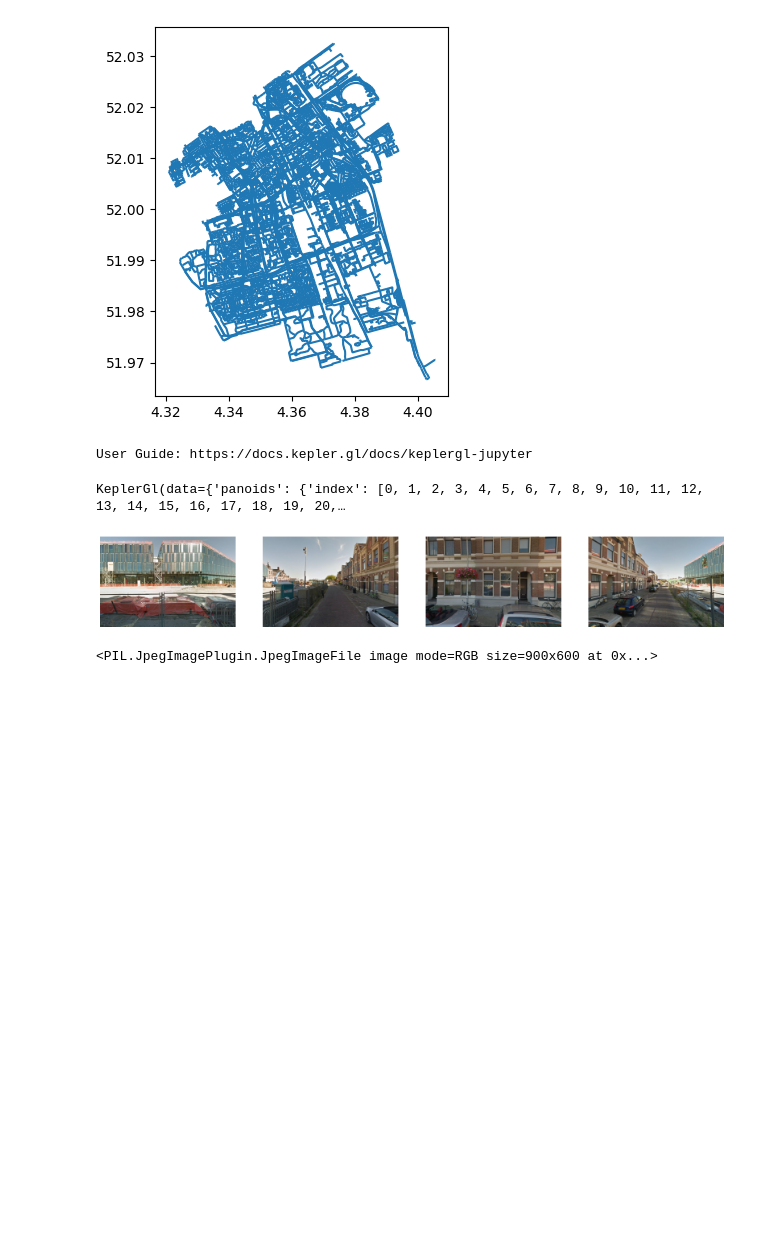
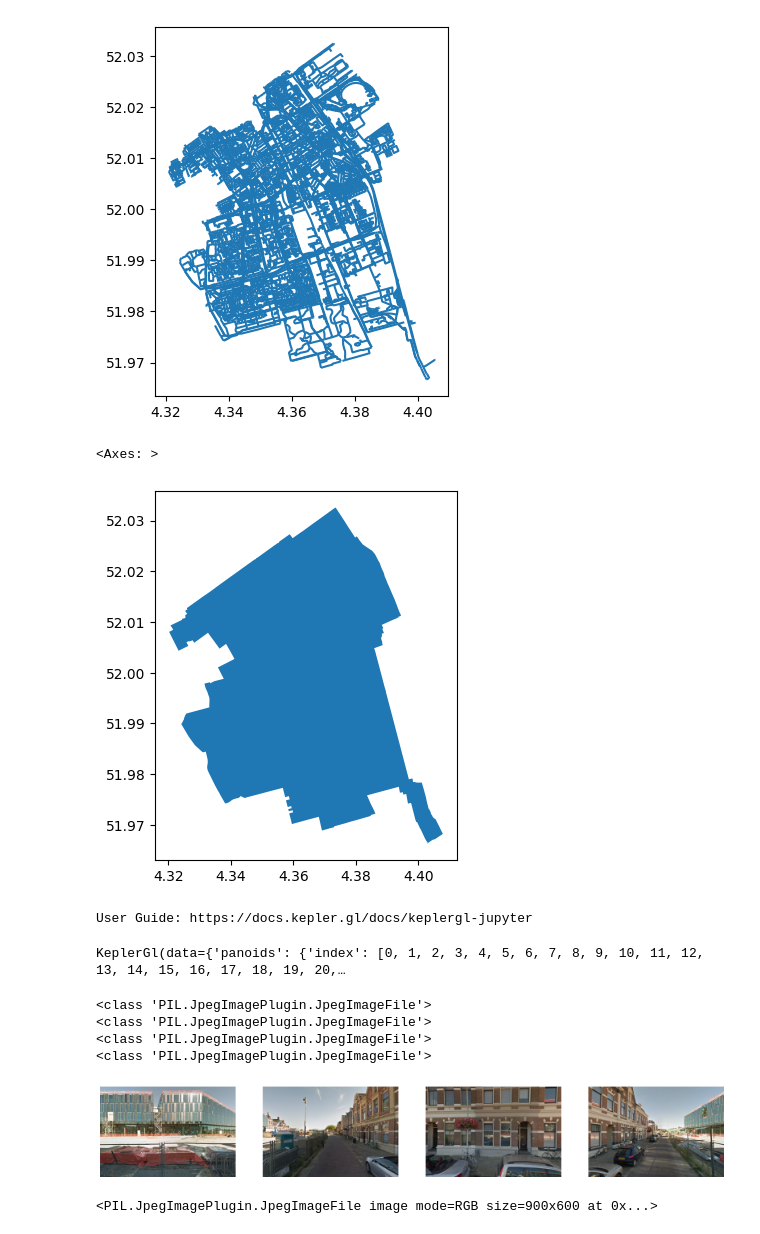
Before and after one commit to Capstone-Visual-Summary/Capstone-Visual-Summary, a Jupyter notebook: showcasing images.ipynb, the cells around one changed output. Cells and saved outputs as stored; diff of their text form; code cells hidden in the pictures; blank space fills up the shorter version.

```diff
--- a/showcasing images.ipynb
+++ b/showcasing images.ipynb
@@ -14,0 +9,12 @@ cells = gpd.read_file(data_path / 'cells/cells.geojson')
+# %%
+data_path = Path('U:/staff-umbrella/imagesummary/data/Delft_NL')
+
+# Load data
+boundary = gpd.read_file(data_path / 'boundary/boundary.geojson')
+panoids = gpd.read_file(data_path / 'panoids/panoids.geojson')
+network = gpd.read_file(data_path / 'network/edges/edges.geojson')
+network_nodes = gpd.read_file(data_path / 'network/nodes/nodes.geojson')
+cells = gpd.read_file(data_path / 'cells/cells.geojson')
+uberhex_7 = gpd.read_file('Geo-JSON Files/neighbourhood_info_v2_0.geojson')
+uberhex_8 = gpd.read_file('Geo-JSON Files/neighbourhood_info_v2_1.geojson')
+uberhex_9 = gpd.read_file('Geo-JSON Files/neighbourhood_info_v2_2.geojson')
@@ -98,6 +121,11 @@ network.plot()
 # %% [output]
 <Axes: >
 [figure]
+# %%
+boundary.plot()
+# %% [output]
+<Axes: >
+[figure, added]
 # %%
 
 
@@ -122,9 +157,15 @@ paths = [img_path(x) for x in paths]
 fig, axs = plt.subplots(1, 4, figsize=(20, 20))
 for i, path in enumerate(paths):
     img = Image.open(path)
+    print(type(img))
+    print(axs[i])
     axs[i].imshow(img)
     axs[i].axis('off')
 # %% [output]
+<class 'PIL.JpegImagePlugin.JpegImageFile'>
+<class 'PIL.JpegImagePlugin.JpegImageFile'>
+<class 'PIL.JpegImagePlugin.JpegImageFile'>
+<class 'PIL.JpegImagePlugin.JpegImageFile'>
 [figure]
 # %%
 print(img)
```
Also changed, not shown: parts of 3 cells of this notebook, 10 other files.
